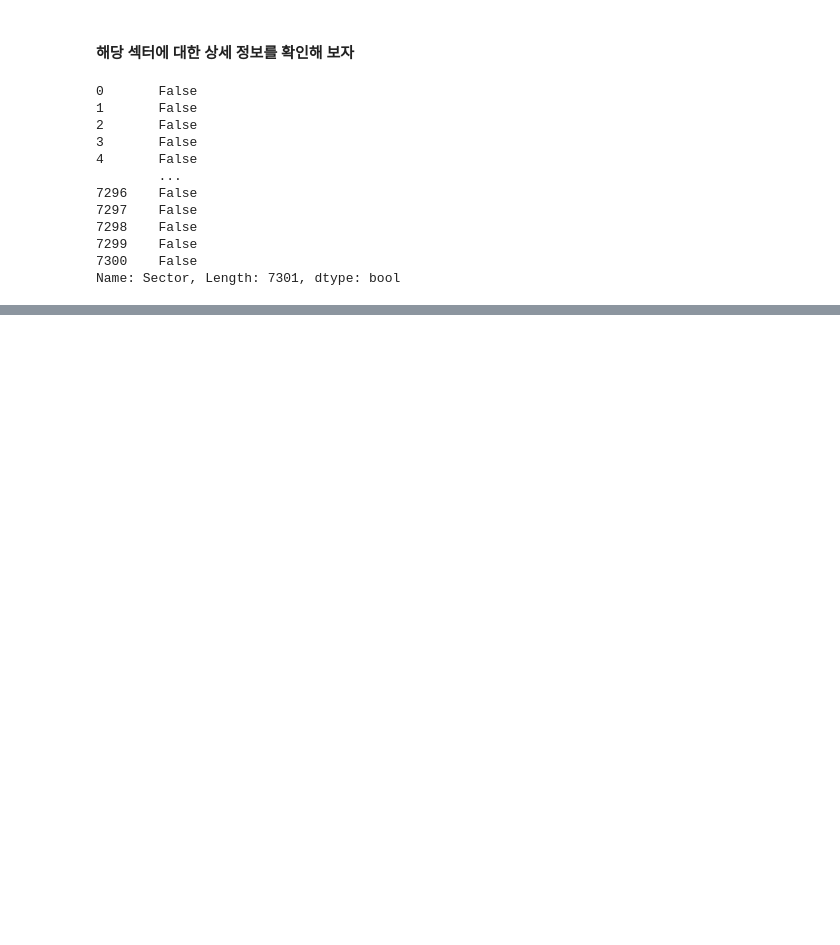
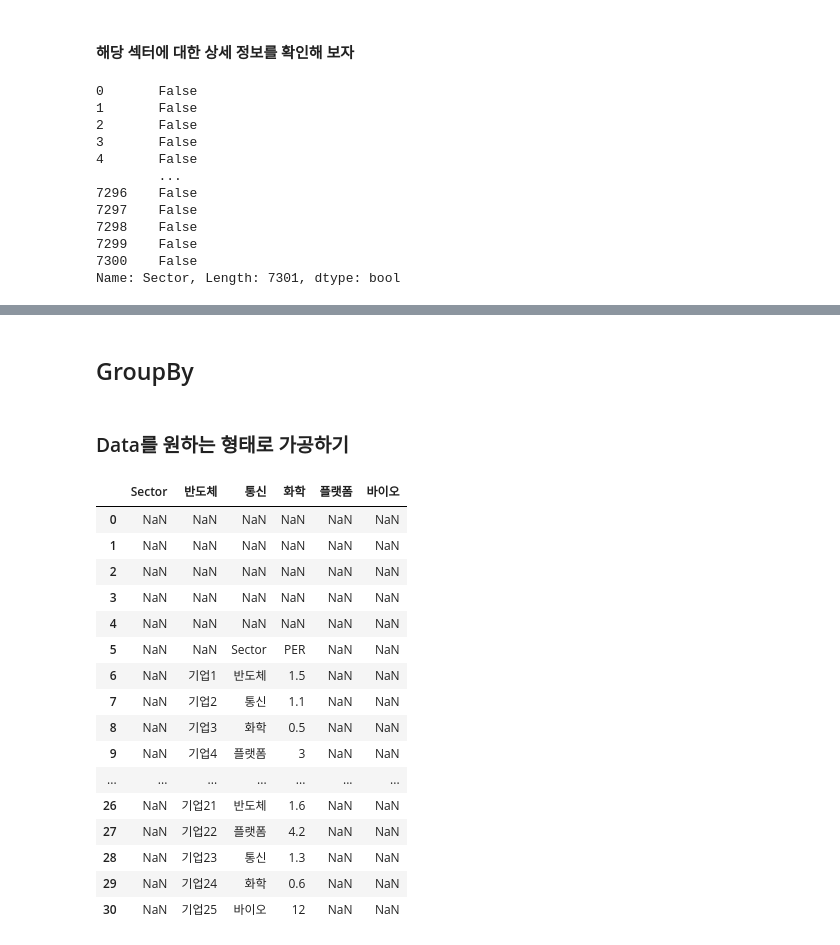
Before and after one commit to DavidEugen/study.python.start, a Jupyter notebook: pandas/03_DataFrame.ipynb, the cells around one changed output, grey strips where cells are left out. Drawn from its saved outputs; the diff is of its cells as text; code cells hidden in the pictures; blank space fills up the shorter version.

Commit message:
Doc: groupBy 정리

```diff
--- a/pandas/03_DataFrame.ipynb
+++ b/pandas/03_DataFrame.ipynb
@@ -1955,3 +1955,5 @@ krx[krx['Sector'] == "석유 정제품 제조업"]
 | 3936 | 3650 | KOSPI | 미창석유 | 석유 정제품 제조업 | 윤활유,고무배합유,전기절연유 제조,판매,수출입 | 1989-09-27 | 12월 | 유재순 | http://www.michang.co.kr | ... |
 | 7059 | 2960 | KOSPI | 한국쉘석유 | 석유 정제품 제조업 | 윤활유,그리스 제조,도매 | 1988-08-10 | 12월 | 라머스 예룬 피터 | http://www.shell.co.kr | ... |
 | 7226 | 267250 | KOSPI | 현대중공업지주 | 석유 정제품 제조업 | 지주회사 | 2017-05-10 | 12월 | 권오갑 | http://www.hyundai-holdings.co.kr | ... |
+# %% [markdown]
+## GroupBy
@@ -1957,0 +1962,23 @@ krx[krx['Sector'] == "석유 정제품 제조업"]
+# %% [markdown]
+### Data를 원하는 형태로 가공하기
+# %%
+df = pd.read_excel('groupby_example.xlsx')
+df
+# %% [output]
+|  | Sector | 반도체 | 통신 | 화학 | 플랫폼 | 바이오 |
+| 0 | NaN | NaN | NaN | NaN | NaN | NaN |
+| 1 | NaN | NaN | NaN | NaN | NaN | NaN |
+| 2 | NaN | NaN | NaN | NaN | NaN | NaN |
+| 3 | NaN | NaN | NaN | NaN | NaN | NaN |
+| 4 | NaN | NaN | NaN | NaN | NaN | NaN |
+| 5 | NaN | NaN | Sector | PER | NaN | NaN |
+| 6 | NaN | 기업1 | 반도체 | 1.5 | NaN | NaN |
+| 7 | NaN | 기업2 | 통신 | 1.1 | NaN | NaN |
+| 8 | NaN | 기업3 | 화학 | 0.5 | NaN | NaN |
+| 9 | NaN | 기업4 | 플랫폼 | 3 | NaN | NaN |
+| ... | ... | ... | ... | ... | ... | ... |
+| 26 | NaN | 기업21 | 반도체 | 1.6 | NaN | NaN |
+| 27 | NaN | 기업22 | 플랫폼 | 4.2 | NaN | NaN |
+| 28 | NaN | 기업23 | 통신 | 1.3 | NaN | NaN |
+| 29 | NaN | 기업24 | 화학 | 0.6 | NaN | NaN |
+| 30 | NaN | 기업25 | 바이오 | 12 | NaN | NaN |
```
Also changed, not shown: parts of 12 cells of this notebook, 1 other file.
